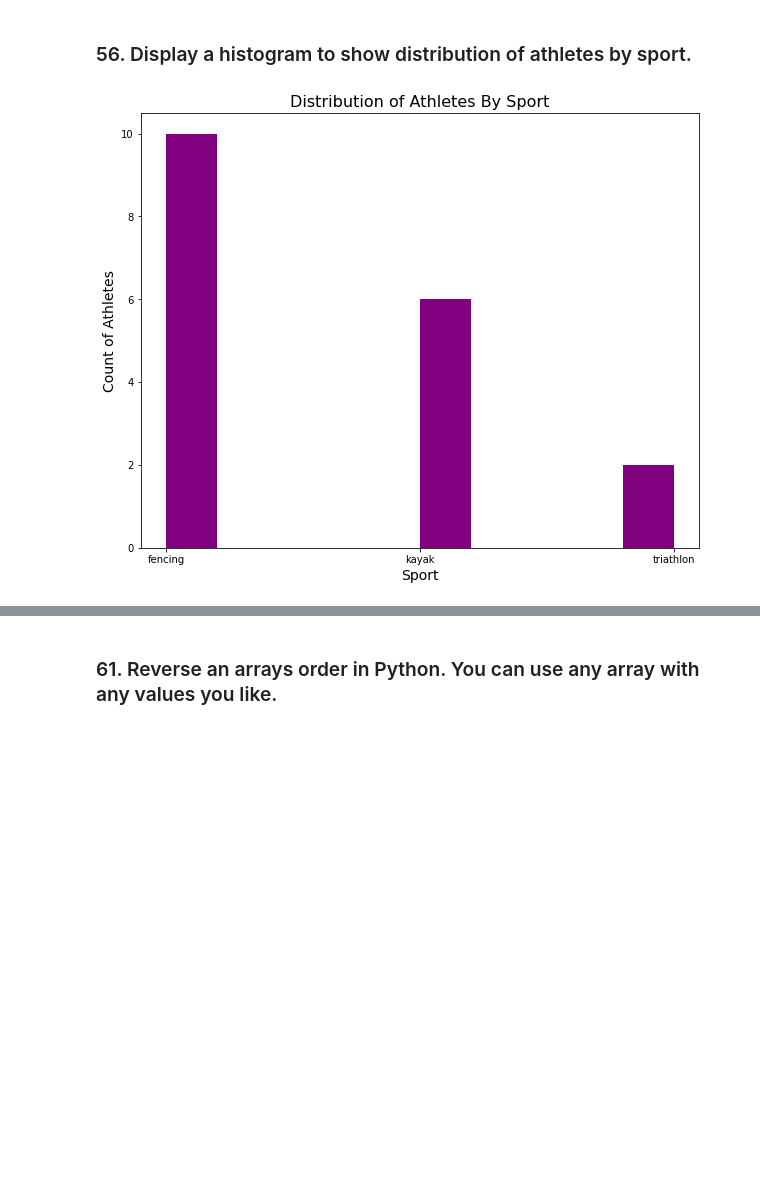
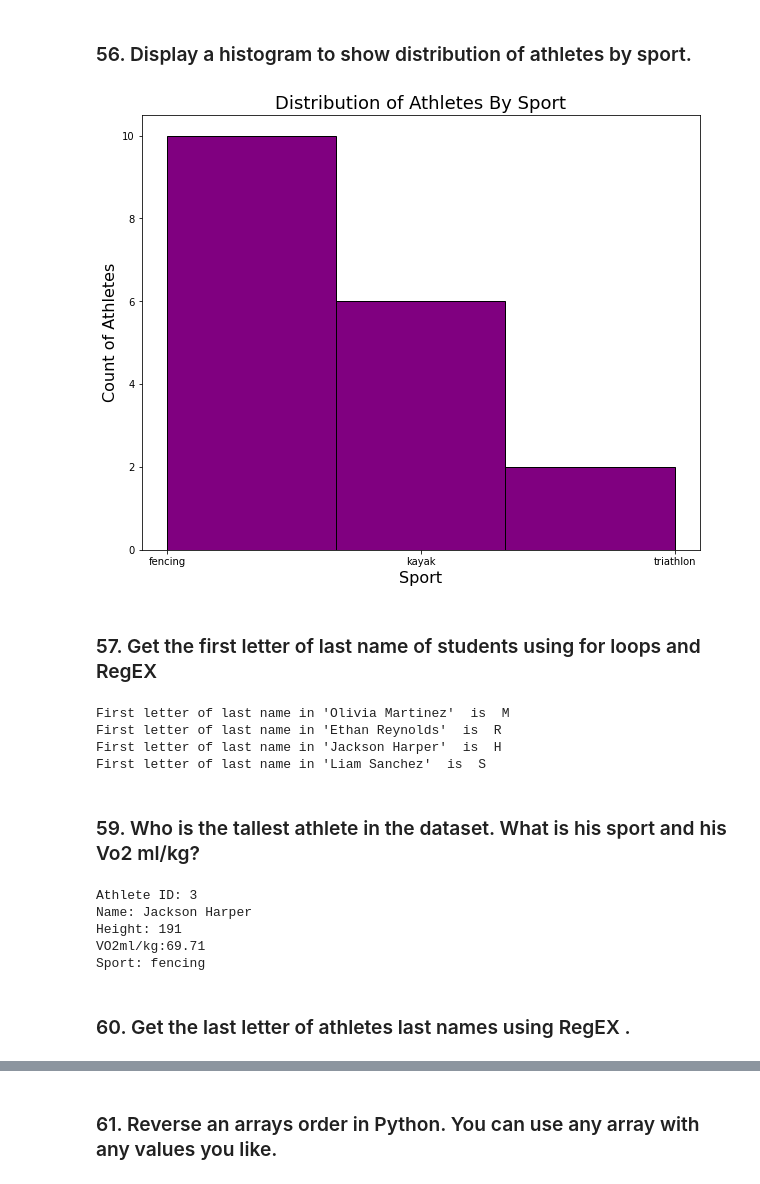
Before and after one commit to Soumi88-dev/Team4_Python_Warriors, a Jupyter notebook: Team4_Rupa.ipynb, the cells around one changed output, grey strips where cells are left out. Saved outputs shown, nothing was run; the diff lists cells and outputs as text; code cells hidden in the pictures; blank space fills up the shorter version.

```diff
--- a/Team4_Rupa.ipynb
+++ b/Team4_Rupa.ipynb
@@ -170,10 +135,51 @@ All_sports
 ### 56. Display a histogram to show distribution of athletes by sport.
 # %%
 plt.figure(figsize=(10,8))
-plt.hist(Athletes['sport'],color='purple')
-plt.xlabel("Sport",fontsize=14)
-plt.ylabel("Count of Athletes",fontsize=14)
-plt.title("Distribution of Athletes By Sport",fontsize=16)
+plt.hist(Athletes['sport'],bins=3,color='purple',edgecolor='black')
+plt.xlabel("Sport",fontsize=16)
+plt.ylabel("Count of Athletes",fontsize=16)
+plt.title("Distribution of Athletes By Sport",fontsize=18)
 plt.show()
 # %% [output]
-[figure, old version]
+[figure, new version]
+# %% [markdown]
+### 57. Get the first letter of last name of students using for loops and RegEX
+# %%
+Names = ["Olivia Martinez", "Ethan Reynolds", "Jackson Harper", "Liam Sanchez"]
+
+for name in Names:
+     #Using regex to match the last name after the blank space
+     match = re.search(r'\b(\w+)$', name)
+
+     if match:
+        # Extracting the first letter of the last name
+        first_letter = match.group(1)[0]
+        print(f"First letter of last name in '{name}'  is  {first_letter}")
+     else:
+        print("No last name found")
+# %% [output]
+First letter of last name in 'Olivia Martinez'  is  M
+First letter of last name in 'Ethan Reynolds'  is  R
+First letter of last name in 'Jackson Harper'  is  H
+First letter of last name in 'Liam Sanchez'  is  S
+# %% [markdown]
+### 59. Who is the tallest athlete in the dataset. What is his sport and his Vo2 ml/kg?
+# %%
+athlete_merge=pd.merge(Athletes,athletenew_df, on='ID', how='inner')[['ID','First Name','Last Name','Height','sport','VO2mlperkg']]
+#athlete_merge
+
+# Finding the index of the tallest athlete
+tallathlete_index = athlete_merge['Height'].idxmax()
+
+# Getting details of the tallest athlete
+tallest_athlete = athlete_merge.loc[tallathlete_index]
+
+print(f"Athlete ID: {tallest_athlete['ID']} \nName: {tallest_athlete['First Name']} {tallest_athlete['Last Name']}\nHeight: {tallest_athlete['Height']}\nVO2ml/kg:{tallest_athlete['VO2mlperkg']}\nSport: {tallest_athlete['sport']}" )
+# %% [output]
+Athlete ID: 3
+Name: Jackson Harper
+Height: 191
+VO2ml/kg:69.71
+Sport: fencing
+# %% [markdown]
+### 60. Get the last letter of athletes last names using RegEX .
```
Also changed, not shown: parts of 7 cells of this notebook.
